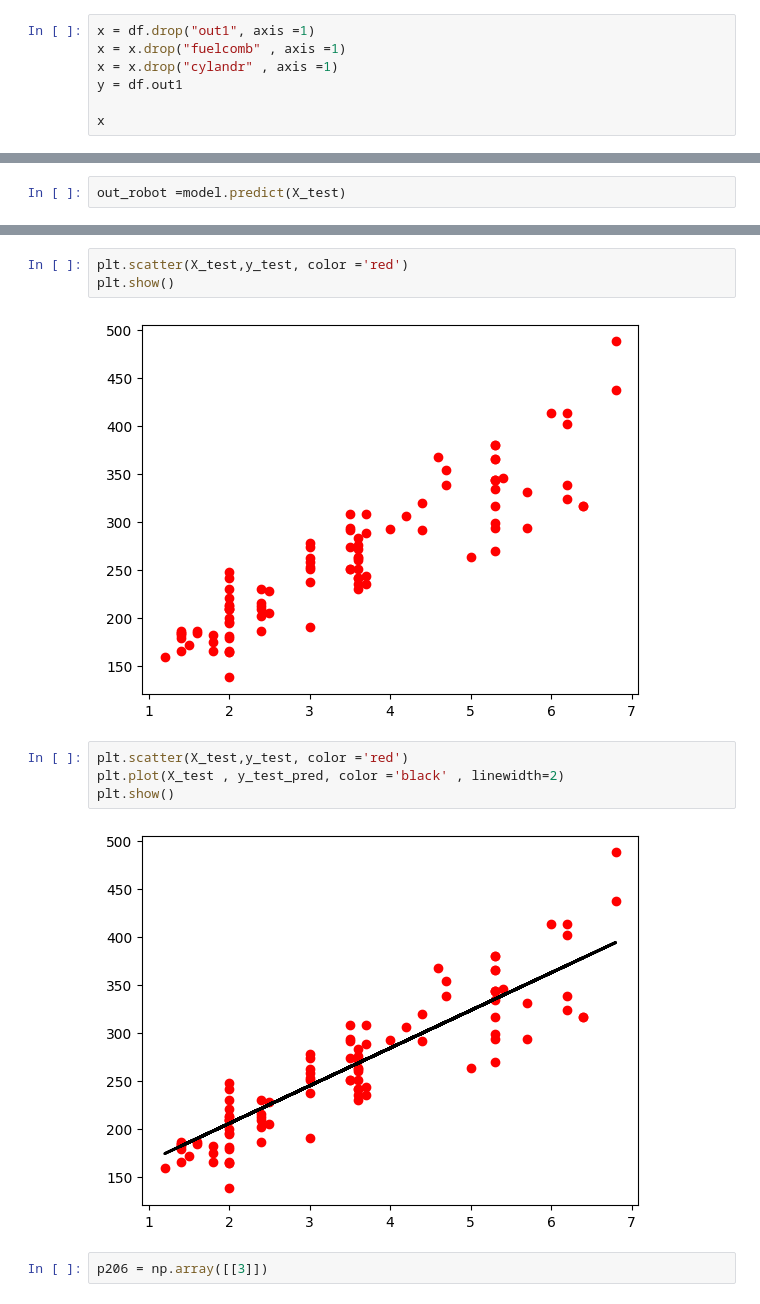
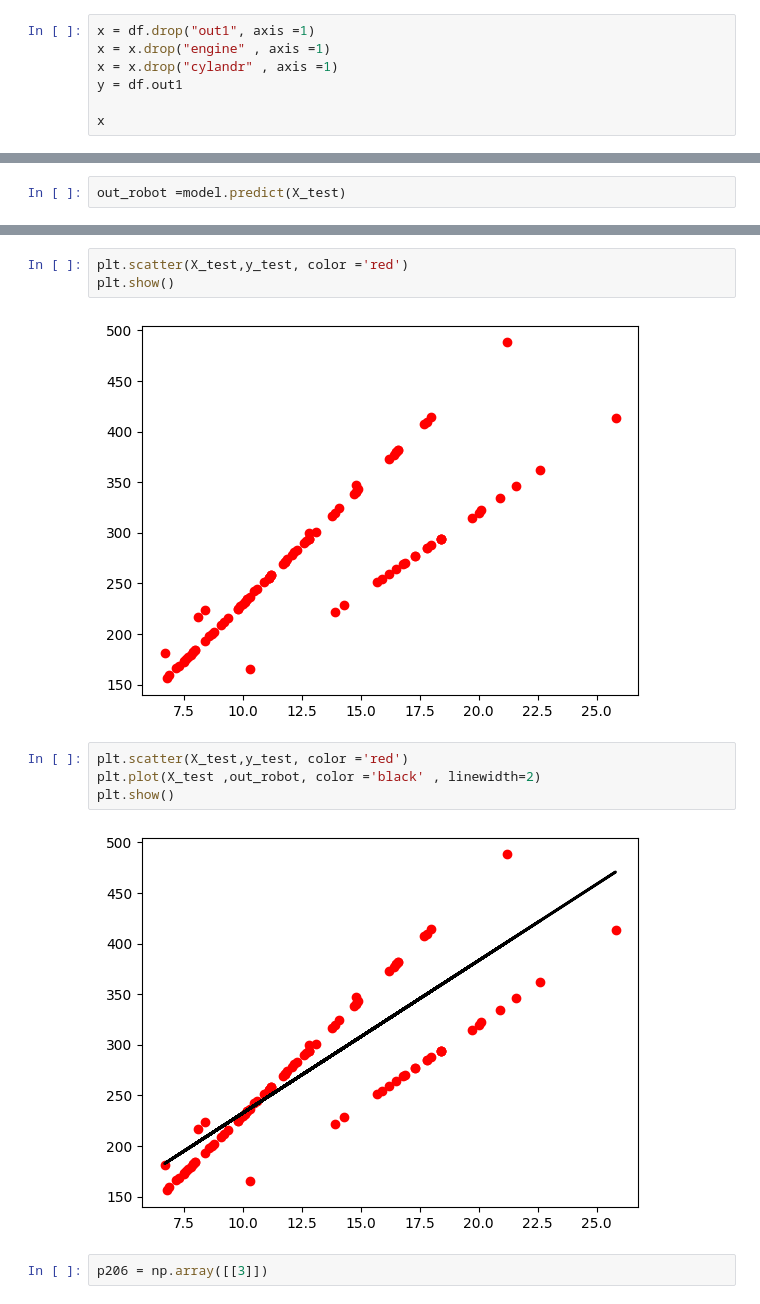
Before and after one commit to Malihashahi/Ai2, a Jupyter notebook: Ml2.ipynb, the cells around one changed output, grey strips where cells are left out. Cells and saved outputs as stored; diff of their text form.

Commit message:
create linear regreesion on fuelcomb

```diff
--- a/Ml2.ipynb
+++ b/Ml2.ipynb
@@ -33,7 +33,7 @@ sns.heatmap(df.corr(),annot = True)
 [figure]
 # %%
 x = df.drop("out1", axis =1)
-x = x.drop("fuelcomb" , axis =1)
+x = x.drop("engine" , axis =1)
 x = x.drop("cylandr" , axis =1)
 y = df.out1
 
@@ -86,13 +117,13 @@ X_test
 plt.scatter(X_test,y_test, color ='red')
 plt.show()
 # %% [output]
-[figure, old version]
+[figure, new version]
 # %%
 plt.scatter(X_test,y_test, color ='red')
-plt.plot(X_test , y_test_pred, color ='black' , linewidth=2)
+plt.plot(X_test ,out_robot, color ='black' , linewidth=2)
 plt.show()
 # %% [output]
-[figure, old version]
+[figure, new version]
 # %%
 p206 = np.array([[3]])
 # %%
```
Also changed, not shown: parts of 5 cells of this notebook.
